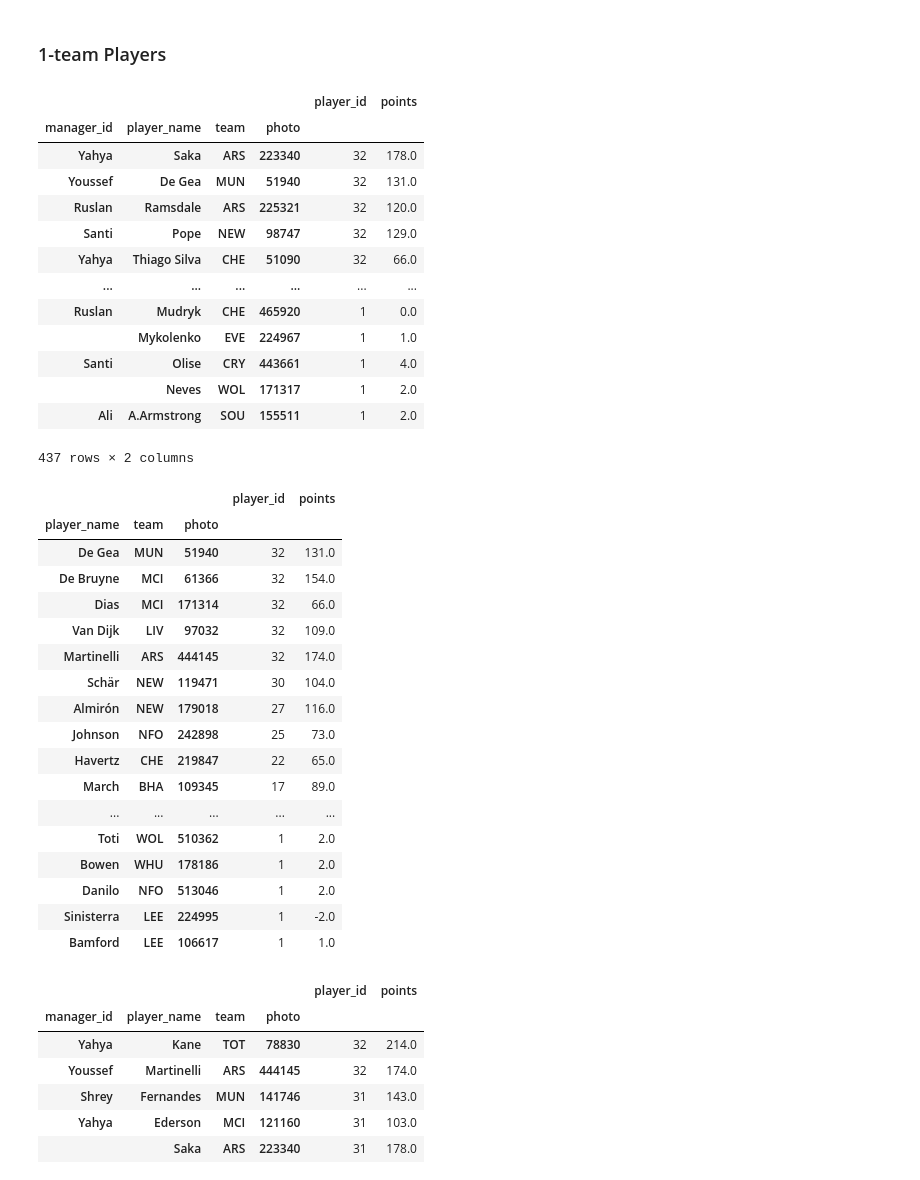
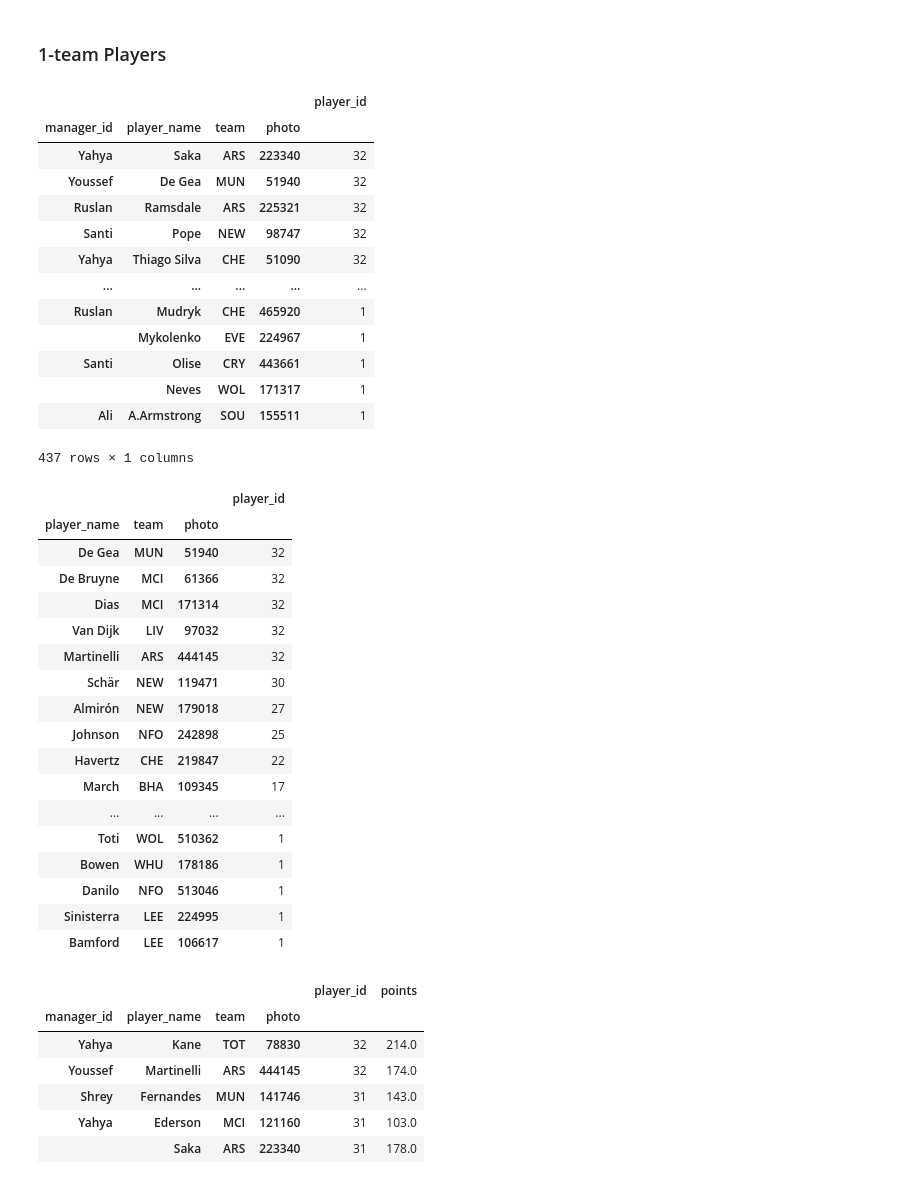
Before and after one commit to notvikke/master_2023, a Jupyter notebook: fpl/fpl_findings.ipynb, the cells around one changed output. Saved outputs shown, nothing was run; the diff lists cells and outputs as text; code cells hidden in the pictures.

```diff
--- a/fpl/fpl_findings.ipynb
+++ b/fpl/fpl_findings.ipynb
@@ -504,44 +504,45 @@ def get_loyalty(data):
 # %%
 #most owned players per club
 no_tm = data[(data["manager_id"]!="transfer market")]
-loyalty = get_loyalty(no_tm)
-loyalty
+loyalty_df = get_loyalty(no_tm)
+loyalty_df=loyalty_df.drop(columns="points")
+loyalty_df
 # %% [output]
-|  |  |  |  | player_id | points |
-| manager_id | player_name | team | photo |  |  |
-| Yahya | Saka | ARS | 223340 | 32 | 178.0 |
-| Youssef | De Gea | MUN | 51940 | 32 | 131.0 |
-| Ruslan | Ramsdale | ARS | 225321 | 32 | 120.0 |
-| Santi | Pope | NEW | 98747 | 32 | 129.0 |
-| Yahya | Thiago Silva | CHE | 51090 | 32 | 66.0 |
-| ... | ... | ... | ... | ... | ... |
-| Ruslan | Mudryk | CHE | 465920 | 1 | 0.0 |
-|  | Mykolenko | EVE | 224967 | 1 | 1.0 |
-| Santi | Olise | CRY | 443661 | 1 | 4.0 |
-|  | Neves | WOL | 171317 | 1 | 2.0 |
-| Ali | A.Armstrong | SOU | 155511 | 1 | 2.0 |
+|  |  |  |  | player_id |
+| manager_id | player_name | team | photo |  |
+| Yahya | Saka | ARS | 223340 | 32 |
+| Youssef | De Gea | MUN | 51940 | 32 |
+| Ruslan | Ramsdale | ARS | 225321 | 32 |
+| Santi | Pope | NEW | 98747 | 32 |
+| Yahya | Thiago Silva | CHE | 51090 | 32 |
+| ... | ... | ... | ... | ... |
+| Ruslan | Mudryk | CHE | 465920 | 1 |
+|  | Mykolenko | EVE | 224967 | 1 |
+| Santi | Olise | CRY | 443661 | 1 |
+|  | Neves | WOL | 171317 | 1 |
+| Ali | A.Armstrong | SOU | 155511 | 1 |
-437 rows × 2 columns
+437 rows × 1 columns
 # %%
-loyalty.loc["Youssef"]
+loyalty_df.loc["Youssef"]
 # %% [output]
-|  |  |  | player_id | points |
-| player_name | team | photo |  |  |
-| De Gea | MUN | 51940 | 32 | 131.0 |
-| De Bruyne | MCI | 61366 | 32 | 154.0 |
-| Dias | MCI | 171314 | 32 | 66.0 |
-| Van Dijk | LIV | 97032 | 32 | 109.0 |
-| Martinelli | ARS | 444145 | 32 | 174.0 |
-| Schär | NEW | 119471 | 30 | 104.0 |
-| Almirón | NEW | 179018 | 27 | 116.0 |
-| Johnson | NFO | 242898 | 25 | 73.0 |
-| Havertz | CHE | 219847 | 22 | 65.0 |
-| March | BHA | 109345 | 17 | 89.0 |
-| ... | ... | ... | ... | ... |
-| Toti | WOL | 510362 | 1 | 2.0 |
-| Bowen | WHU | 178186 | 1 | 2.0 |
-| Danilo | NFO | 513046 | 1 | 2.0 |
-| Sinisterra | LEE | 224995 | 1 | -2.0 |
-| Bamford | LEE | 106617 | 1 | 1.0 |
+|  |  |  | player_id |
+| player_name | team | photo |  |
+| De Gea | MUN | 51940 | 32 |
+| De Bruyne | MCI | 61366 | 32 |
+| Dias | MCI | 171314 | 32 |
+| Van Dijk | LIV | 97032 | 32 |
+| Martinelli | ARS | 444145 | 32 |
+| Schär | NEW | 119471 | 30 |
+| Almirón | NEW | 179018 | 27 |
+| Johnson | NFO | 242898 | 25 |
+| Havertz | CHE | 219847 | 22 |
+| March | BHA | 109345 | 17 |
+| ... | ... | ... | ... |
+| Toti | WOL | 510362 | 1 |
+| Bowen | WHU | 178186 | 1 |
+| Danilo | NFO | 513046 | 1 |
+| Sinisterra | LEE | 224995 | 1 |
+| Bamford | LEE | 106617 | 1 |
 # %%
 #most fielded players per club
 most_played = get_loyalty(gameweek_points)
```
Also changed, not shown: parts of 5 cells of this notebook, 4 other files.
